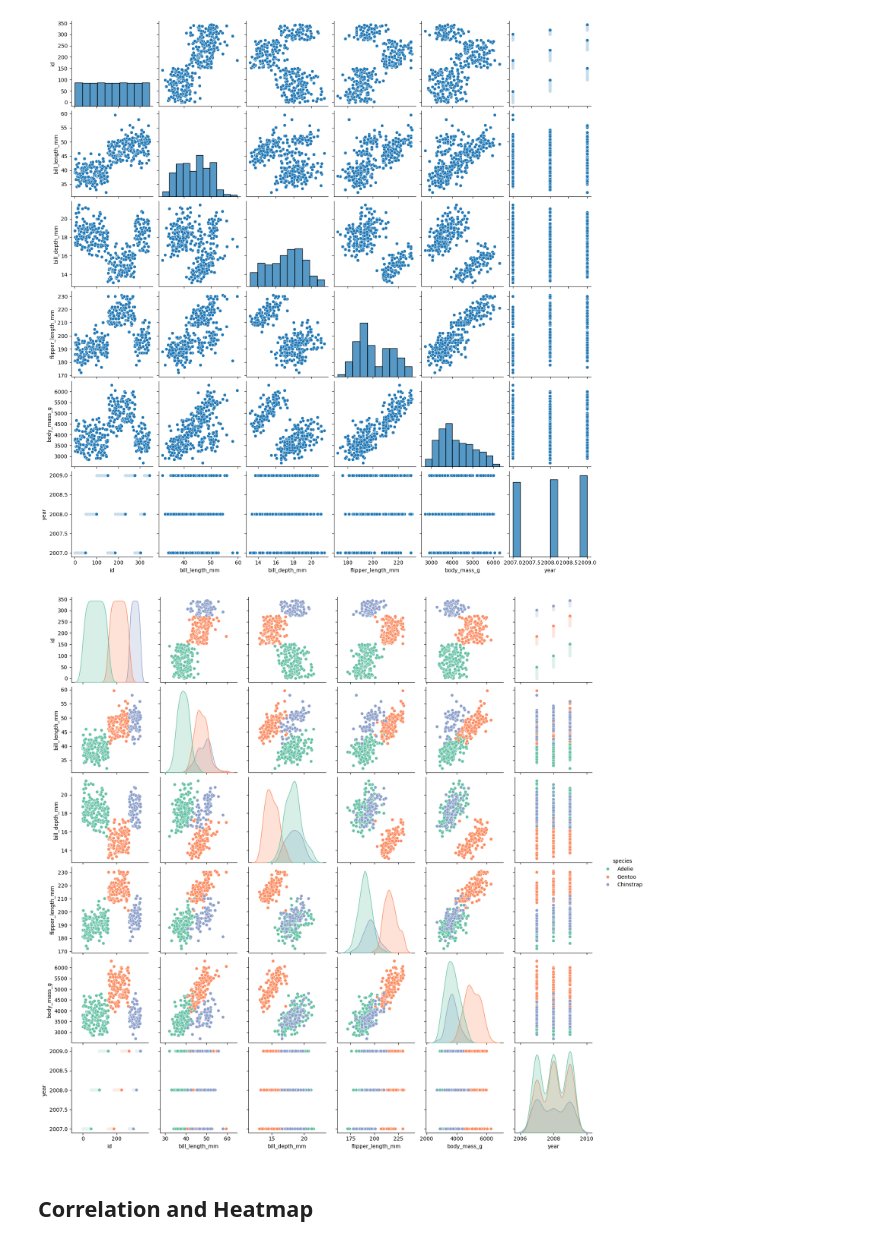
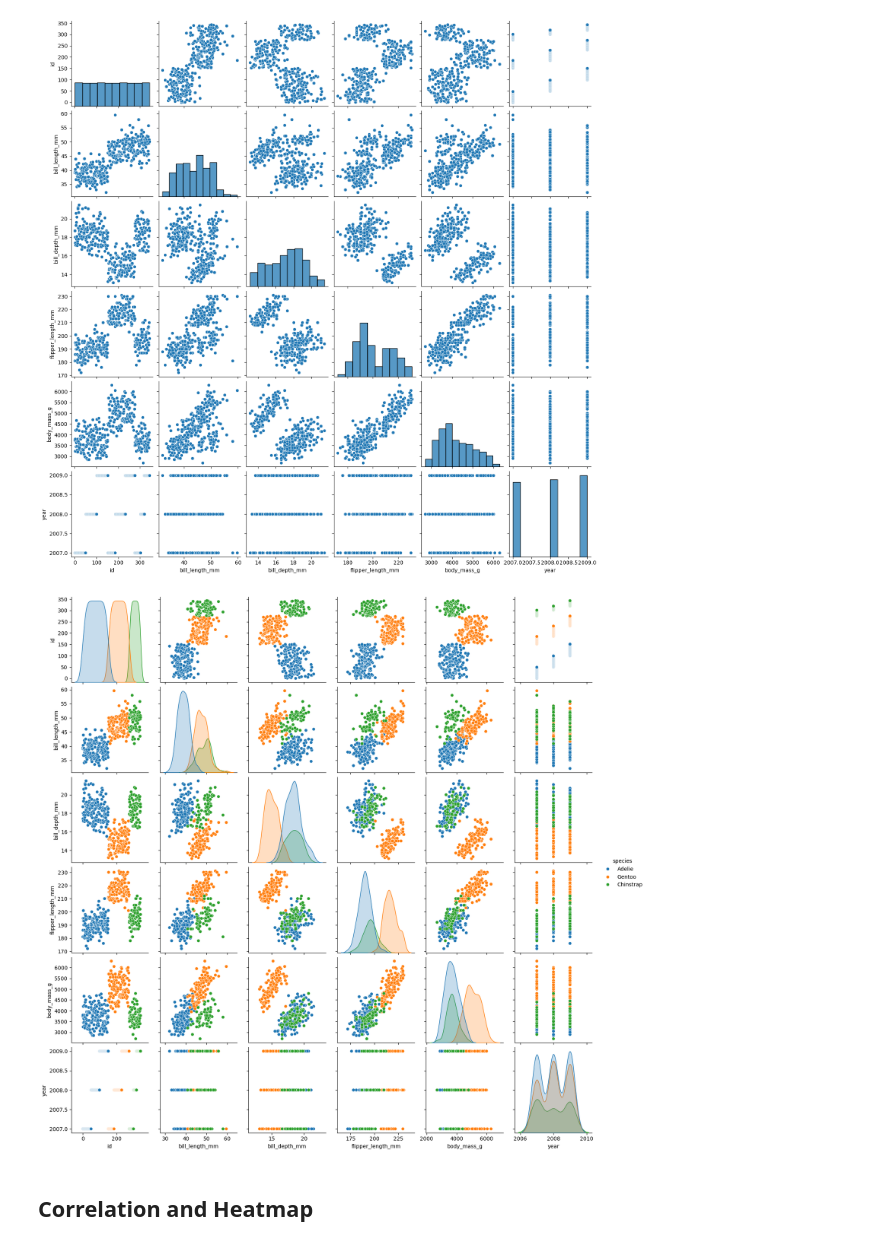
Before and after one commit to annakarolin/Minor-Projects, a Jupyter notebook: minor_project_1.ipynb, the cells around one changed output. Cells and saved outputs as stored; diff of their text form; code cells hidden in the pictures.

```diff
--- a/minor_project_1.ipynb
+++ b/minor_project_1.ipynb
@@ -231,10 +231,10 @@ plt.show()
 # %% [output]
 [figure]
 # %%
-sns.pairplot(df[num_cols + ['species']], hue='species', palette="Set2", diag_kind="kde")
+sns.pairplot(df[num_cols + ['species']], hue='species')
 plt.show()
 # %% [output]
-[figure, old version]
+[figure, new version]
 # %% [markdown]
 ## Correlation and Heatmap
 # %%
```
Also changed, not shown: parts of 3 cells of this notebook.
